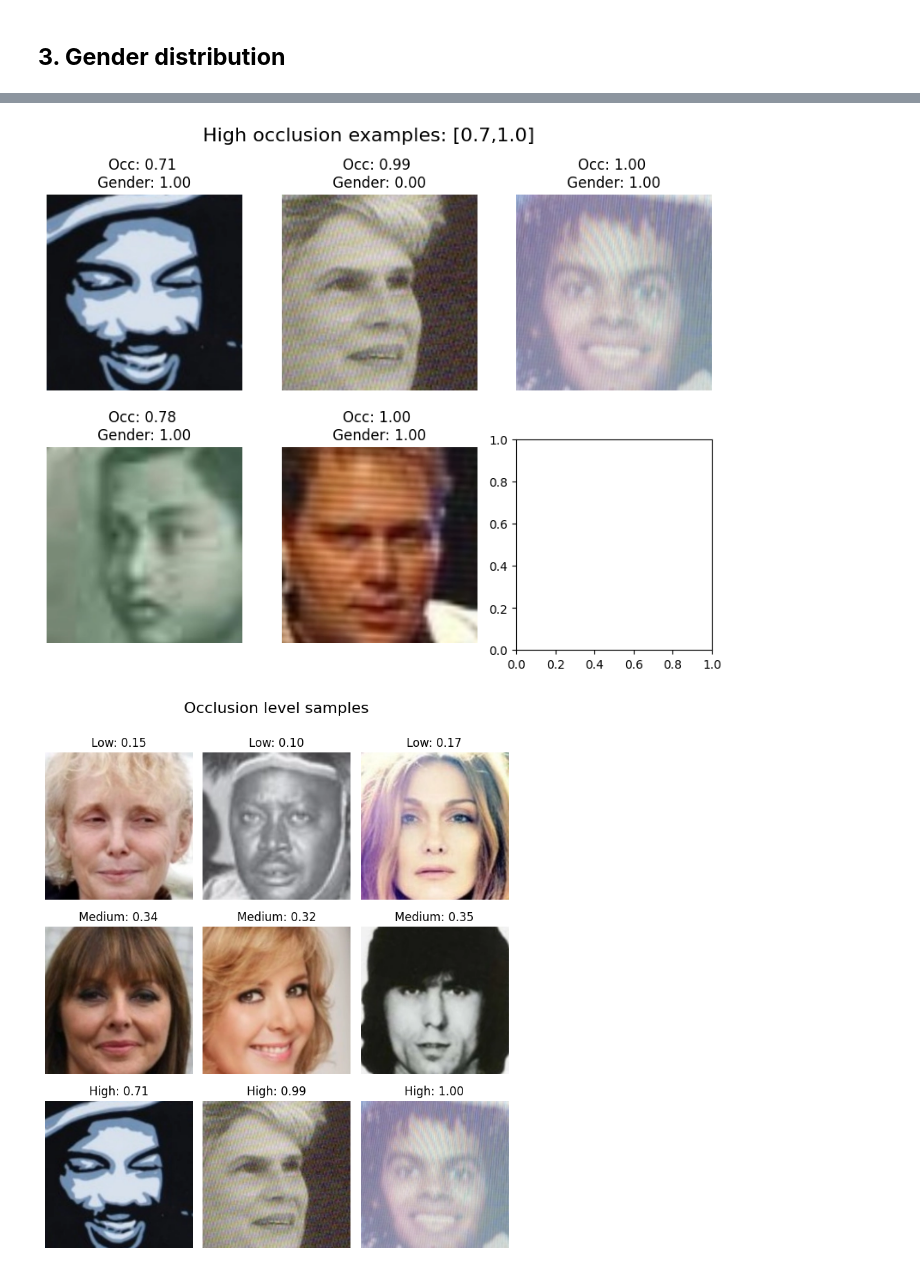
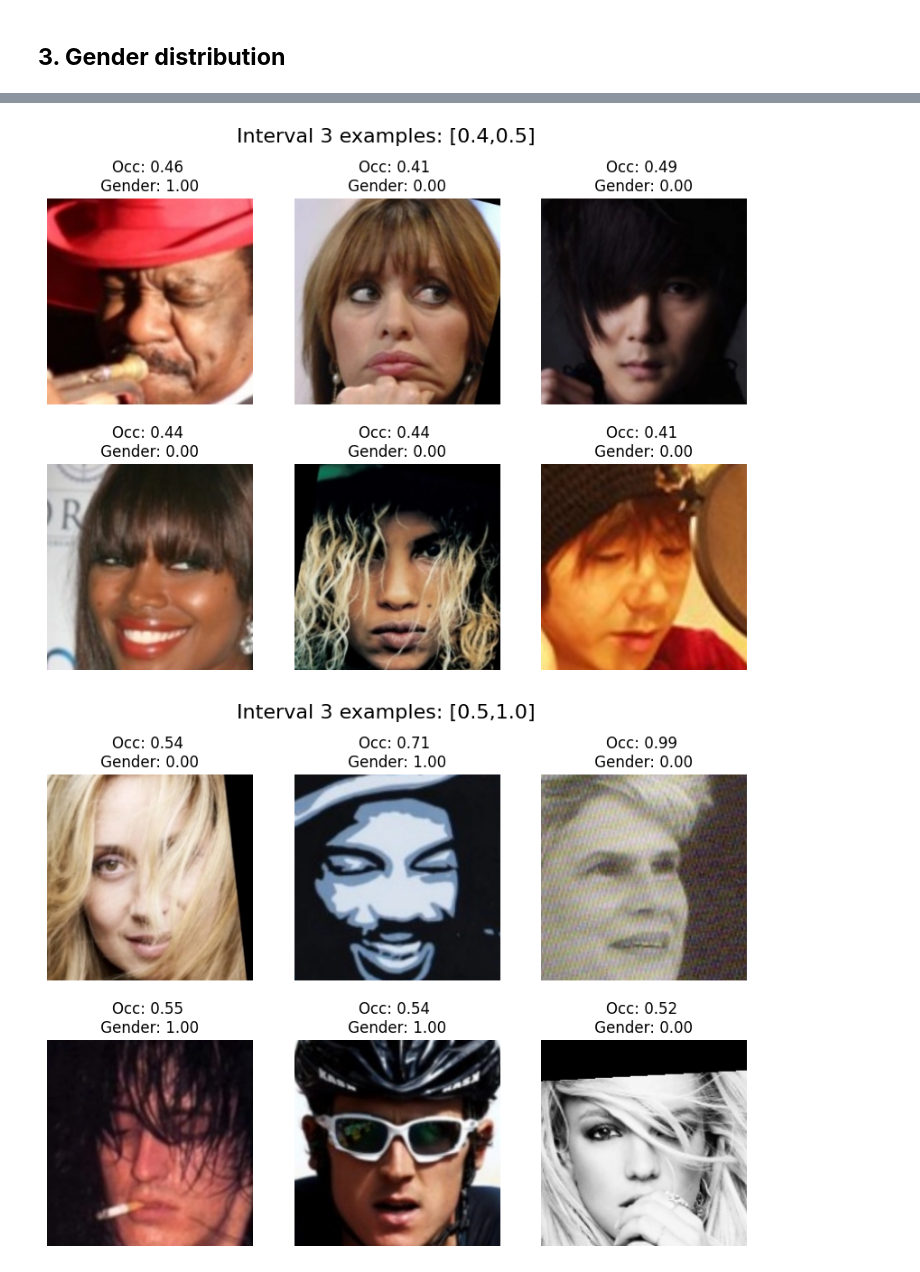
Before and after one commit to odelacruz-fierro/data-challenge-idemia, a Jupyter notebook: eda.ipynb, the cells around one changed output, grey strips where cells are left out. Cells and saved outputs as stored; diff of their text form; code cells hidden in the pictures.

```diff
--- a/eda.ipynb
+++ b/eda.ipynb
@@ -211,7 +220,10 @@ Here we aim to display random images on three occlusion invertals:
 def display_mosaic_train(df, interval, title):
 
     # Apply interval
-    df_subset = df[(df['FaceOcclusion'] >= interval[0]) & (df['FaceOcclusion'] <= interval[1])]
+    if interval[0] == 0.0:
+        df_subset = df[(df['FaceOcclusion'] >= interval[0]) & (df['FaceOcclusion'] <= interval[1])]
+    else:
+        df_subset = df[(df['FaceOcclusion'] > interval[0]) & (df['FaceOcclusion'] <= interval[1])]
 
     # Perform random sampling
     samples = df_subset.sample(n=min(6, len(df_subset)), random_state = 42)
@@ -248,20 +260,20 @@ def display_mosaic_train(df, interval, title):
 
     return files
 
-def display_mosaic_3x3_train(df, files_low, files_med, files_high):
+def display_mosaic_3x3_train(df, files_1, files_2, files_3, files_4):
 
-    files = files_low[:3] + files_med[:3] + files_high[:3]
+    files = files_1[:3] + files_2[:3] + files_3[:3] + files_4[:3]
 
     #for file in files:
     #    print(file)
 
 
     # Organize lists into a structure for easier looping
-    rows_data = [files_low, files_med, files_high]
-    row_labels = ["Low", "Medium", "High"]
+    #rows_data = [files_1, files_med, files_high]
+    #row_labels = ["Interval 1", "Interval 2", "Interval 3", "Interval 4"]
 
     # Create a 3x3 grid
-    fig, axes = plt.subplots(3, 3, figsize=(7, 9))
+    fig, axes = plt.subplots(4, 3, figsize=(7, 9))
     axes = axes.flatten()
     fig.suptitle("Occlusion level samples", fontsize=16, y=0.95)
 
@@ -286,17 +298,22 @@ def display_mosaic_3x3_train(df, files_low, files_med, files_high):
         if i < 3:
             # Assign image to the subplot
             axes[i].imshow(img2display)
-            axes[i].set_title(f"Low: {occlusion:.2f}")
+            axes[i].set_title(f"Interval 1: {occlusion:.2f}")
             axes[i].axis('off') # Hide axes
         elif i < 6:
             # Assign image to the subplot
             axes[i].imshow(img2display)
-            axes[i].set_title(f"Medium: {occlusion:.2f}")
+            axes[i].set_title(f"Interval 2: {occlusion:.2f}")
             axes[i].axis('off') # Hide axes
         elif i < 9:
             # Assign image to the subplot
             axes[i].imshow(img2display)
-            axes[i].set_title(f"High: {occlusion:.2f}")
+            axes[i].set_title(f"Interval 3: {occlusion:.2f}")
+            axes[i].axis('off') # Hide axes
+        elif i < 12:
+            # Assign image to the subplot
+            axes[i].imshow(img2display)
+            axes[i].set_title(f"Interval 4: {occlusion:.2f}")
             axes[i].axis('off') # Hide axes
 
     plt.tight_layout(rect=[0, 0.03, 1, 0.95])
@@ -304,9 +321,10 @@ def display_mosaic_3x3_train(df, files_low, files_med, files_high):
     plt.show()
 
 # These intervalles were guided based on the test database histogram for FaceOcclusion
-files_low = display_mosaic_train(df_train, [0.1,0.3], "Low occlusion")
-files_medium = display_mosaic_train(df_train, [0.31,0.4], "Medium occlusion")
-files_high = display_mosaic_train(df_train, [0.7,1.0], "High occlusion")
+files_01 = display_mosaic_train(df_train, [0.0, 0.2], "Interval 1")
+files_02 = display_mosaic_train(df_train, [0.2,0.4], "Interval 2")
+files_03 = display_mosaic_train(df_train, [0.4,0.5], "Interval 3")
+files_04 = display_mosaic_train(df_train, [0.5,1.0], "Interval 3")
 
-display_mosaic_3x3(df_train, files_low, files_medium, files_high)
+display_mosaic_3x3_train(df_train, files_01, files_02, files_03, files_04)
 # %% [output]
@@ -315,2 +333,2 @@ display_mosaic_3x3(df_train, files_low, files_medium, files_high)
-[figure, old version]
+[figure, new version]
-[figure, old version]
+[figure, new version]
```
Also changed, not shown: parts of 5 cells of this notebook, 4 other files.
